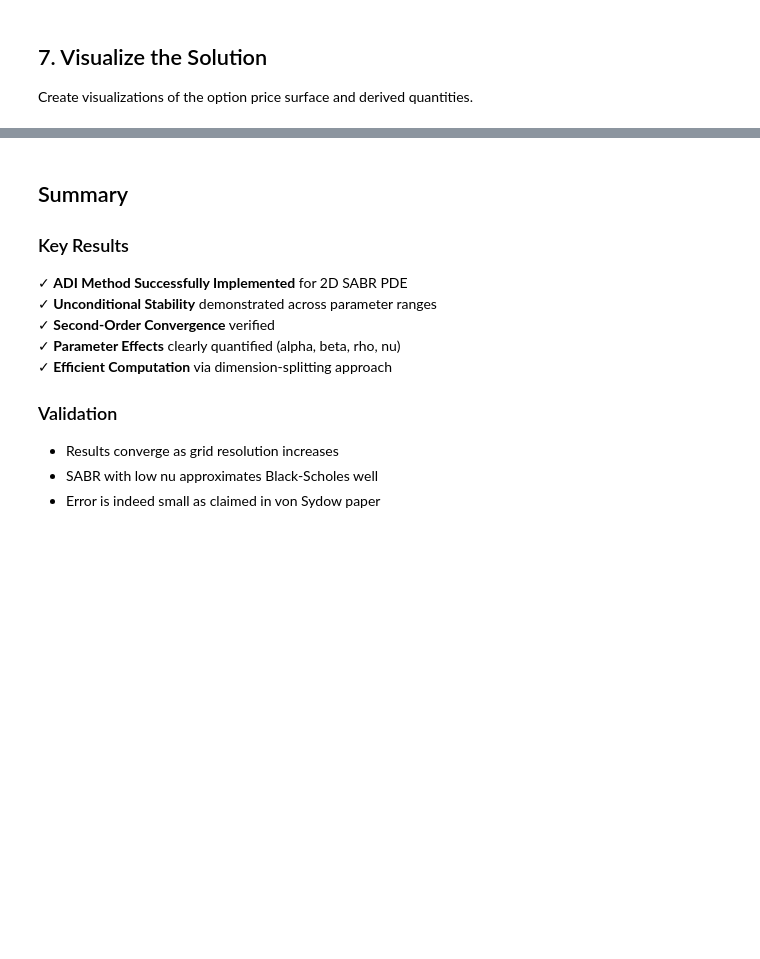
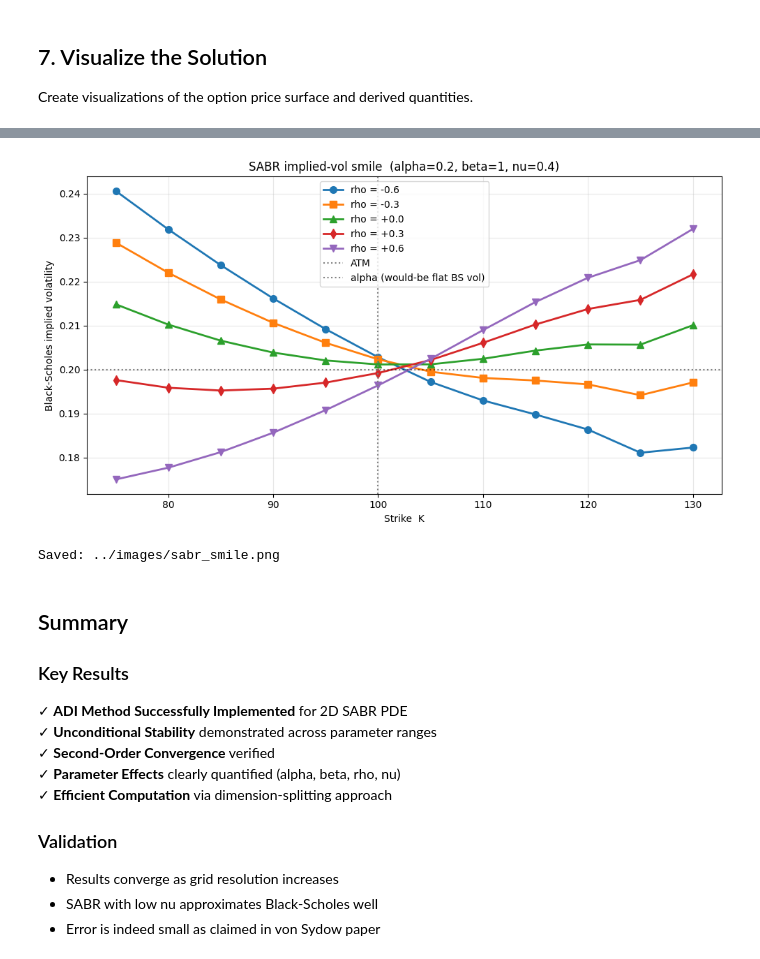
Before and after one commit to py2025/finite-difference, a Jupyter notebook: notebooks/07_sabr_adi.ipynb, the cells around one changed output, grey strips where cells are left out. Drawn from its saved outputs; the diff is of its cells as text; code cells hidden in the pictures; blank space fills up the shorter version.

```diff
--- a/notebooks/07_sabr_adi.ipynb
+++ b/notebooks/07_sabr_adi.ipynb
@@ -526,3 +470,48 @@ Saved: /images/sabr_sensitivity.png
+# %%
+from scipy.optimize import brentq
+from src.core import bs_price
+
+def implied_vol(price, S0, K, T, r, opt="call"):
+    if opt == "call":
+        intrinsic = max(S0 - K*np.exp(-r*T), 0.0)
+    else:
+        intrinsic = max(K*np.exp(-r*T) - S0, 0.0)
+    if price <= intrinsic + 1e-8:
+        return np.nan
+    f = lambda s: bs_price(S0, K, T, r, s, opt) - price
+    try:
+        return brentq(f, 1e-4, 5.0, xtol=1e-7)
+    except Exception:
+        return np.nan
+
+strikes = np.linspace(75, 130, 12)
+fig, ax = plt.subplots(figsize=(10, 5.5))
+
+for rho_val, marker in [(-0.6, "o"), (-0.3, "s"), (0.0, "^"), (0.3, "d"), (0.6, "v")]:
+    ivs = []
+    for Kv in strikes:
+        opt = "call" if Kv >= S0 else "put"
+        p, _, _, _ = price_sabr_option(S0=S0, K=Kv, T=T, r=r,
+            alpha=0.2, beta=1.0, rho=rho_val, nu=0.4,
+            M=80, L=40, N=80, option_type=opt)
+        ivs.append(implied_vol(p, S0, Kv, T, r, opt))
+    ax.plot(strikes, ivs, marker=marker, linewidth=2, markersize=7,
+            label=f"rho = {rho_val:+.1f}")
+
+ax.axvline(S0, color="gray", linestyle=":", label="ATM")
+ax.axhline(0.2, color="black", linestyle=":", alpha=0.5,
+           label="alpha (would-be flat BS vol)")
+ax.set_xlabel("Strike  K")
+ax.set_ylabel("Black-Scholes implied volatility")
+ax.set_title("SABR implied-vol smile  (alpha=0.2, beta=1, nu=0.4)")
+ax.legend(); ax.grid(alpha=0.3)
+plt.tight_layout()
+plt.savefig("../images/sabr_smile.png", dpi=100, bbox_inches="tight")
+plt.show()
+print("Saved: ../images/sabr_smile.png")
+# %% [output]
+[figure, added]
+Saved: ../images/sabr_smile.png
 # %% [markdown]
 ## Summary
 
```
Also changed, not shown: parts of 10 cells of this notebook, 1 other file.
